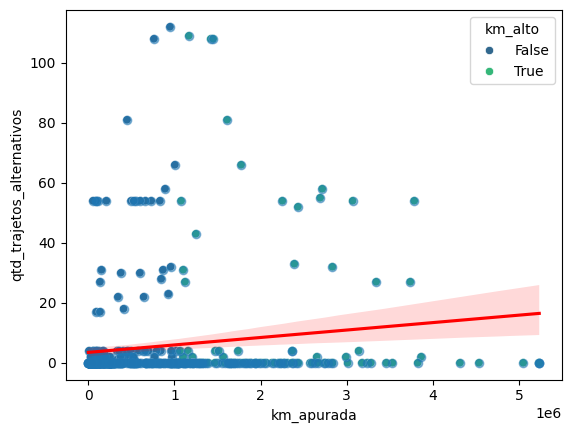
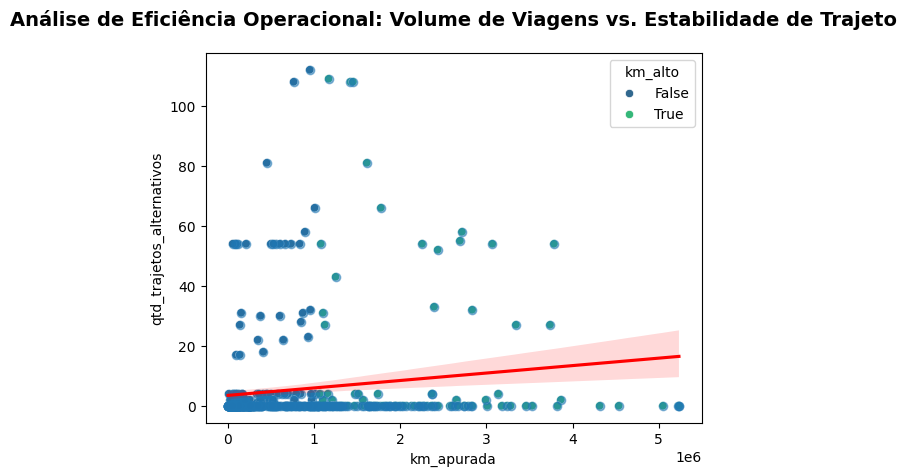
The notebook cell's code change between the first figure and the second:
--- before
+++ after
@@ -1,4 +1,4 @@
 import seaborn as sns
-import matplotlib as plt
+import matplotlib.pyplot as plt
 
 # transformando os dados nas informações úteis
@@ -33,4 +33,9 @@
 ## linha vermelha de tendencia
 
+plt.title('Análise de Eficiência Operacional: Volume de Viagens vs. Estabilidade de Trajeto', 
+          fontsize=14, 
+          fontweight='bold', 
+          pad=20)
+
 top_10_problemas = df_analise.sort_values(by='km_apurada', ascending=False).head(10)
 ## organiza uma tabela com as 10 linhas que mais rodaram

Commit: novas conclusões a partir de novas análises